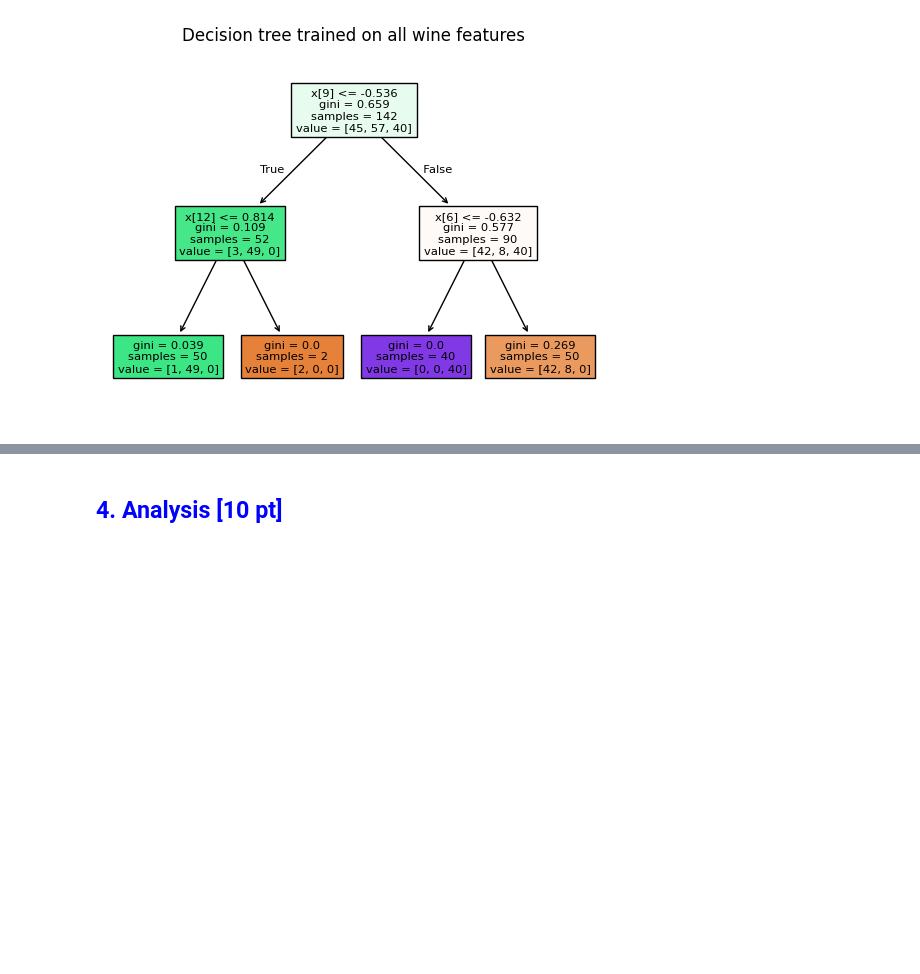
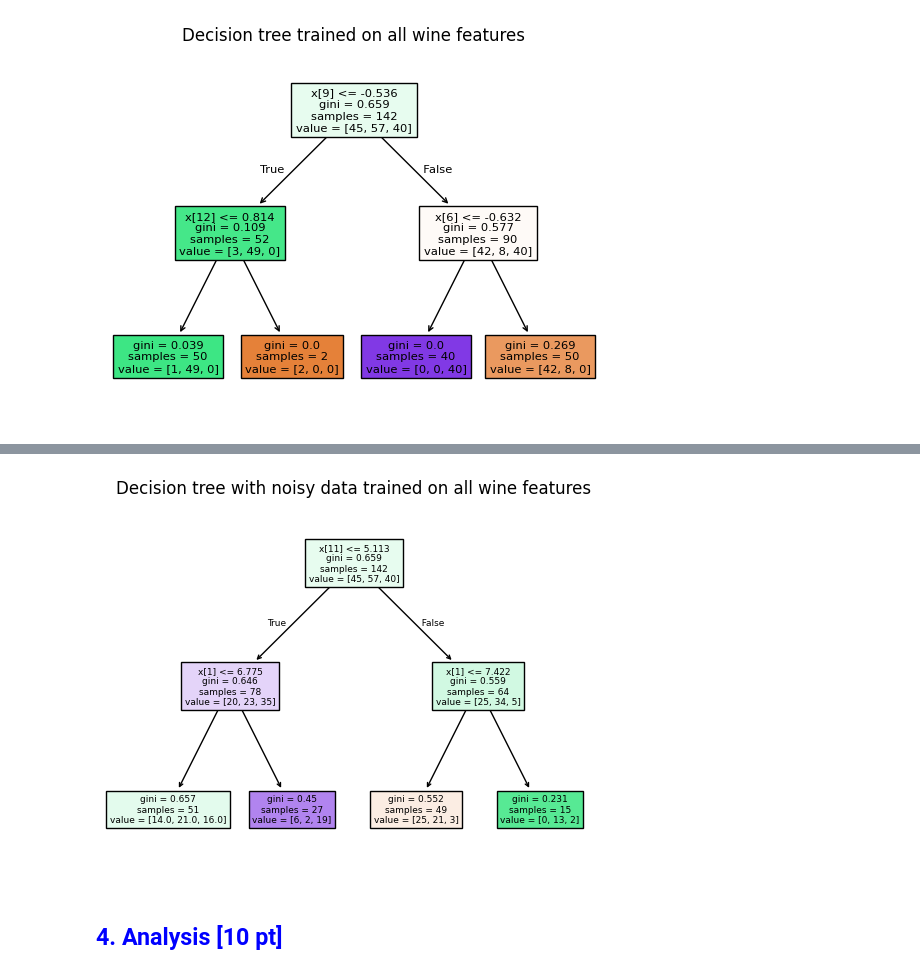
Before and after one commit to TheKusz/ML_DSM040-2025-APR, a Jupyter notebook: CW 1/DSM040-CW1.ipynb, the cells around one changed output, grey strips where cells are left out. Cells and saved outputs as stored; diff of their text form; code cells hidden in the pictures; blank space fills up the shorter version.

```diff
--- a/CW 1/DSM040-CW1.ipynb
+++ b/CW 1/DSM040-CW1.ipynb
@@ -1108,7 +1106,7 @@ from sklearn.model_selection import train_test_split
 clf = tree.DecisionTreeClassifier(max_depth=2)
 
 # all features
-model_instance.fit_and_evauate_model(clf, "Decision tree with all features", stdout=True)
+res = model_instance.fit_and_evauate_model(clf, "Decision tree with all features", stdout=True)
 # %% [output]
 ----- Decision tree with all features Evaluation -----
 
@@ -1142,5 +1132,7 @@ plt.show()
 # %%
-X_tree_perturbed, y = dataset_perturbation(X_scaled_df, y_wine_df)
+X_tree_perturbed, y = dataset_perturbation(X_scaled_df, y_wine_df, params = {"mean":5, "std":3})
 clf.fit(X_tree_perturbed, y)
-my_evaluate_classifier(clf, )
+
+model_instance = model_runner(X_tree_perturbed, y)
+res = model_instance.fit_and_evauate_model(clf, "Decision tree with noisy data for all features", stdout=True)
 # %% [output]
@@ -1148,3 +1150,11 @@ TypeError: my_evaluate_classifier() missing 2 required positional arguments: 'X_
+# %%
+# Plot decision tree
+plt.figure()
+tree.plot_tree(clf, filled=True)
+plt.title("Decision tree with noisy data trained on all wine features")
+plt.show()
+# %% [output]
+[figure, added]
 # %% [markdown]
 ## <font color='blue'>4. Analysis [10 pt]</font>
 # %% [markdown]
```
Also changed, not shown: parts of 31 cells of this notebook.
